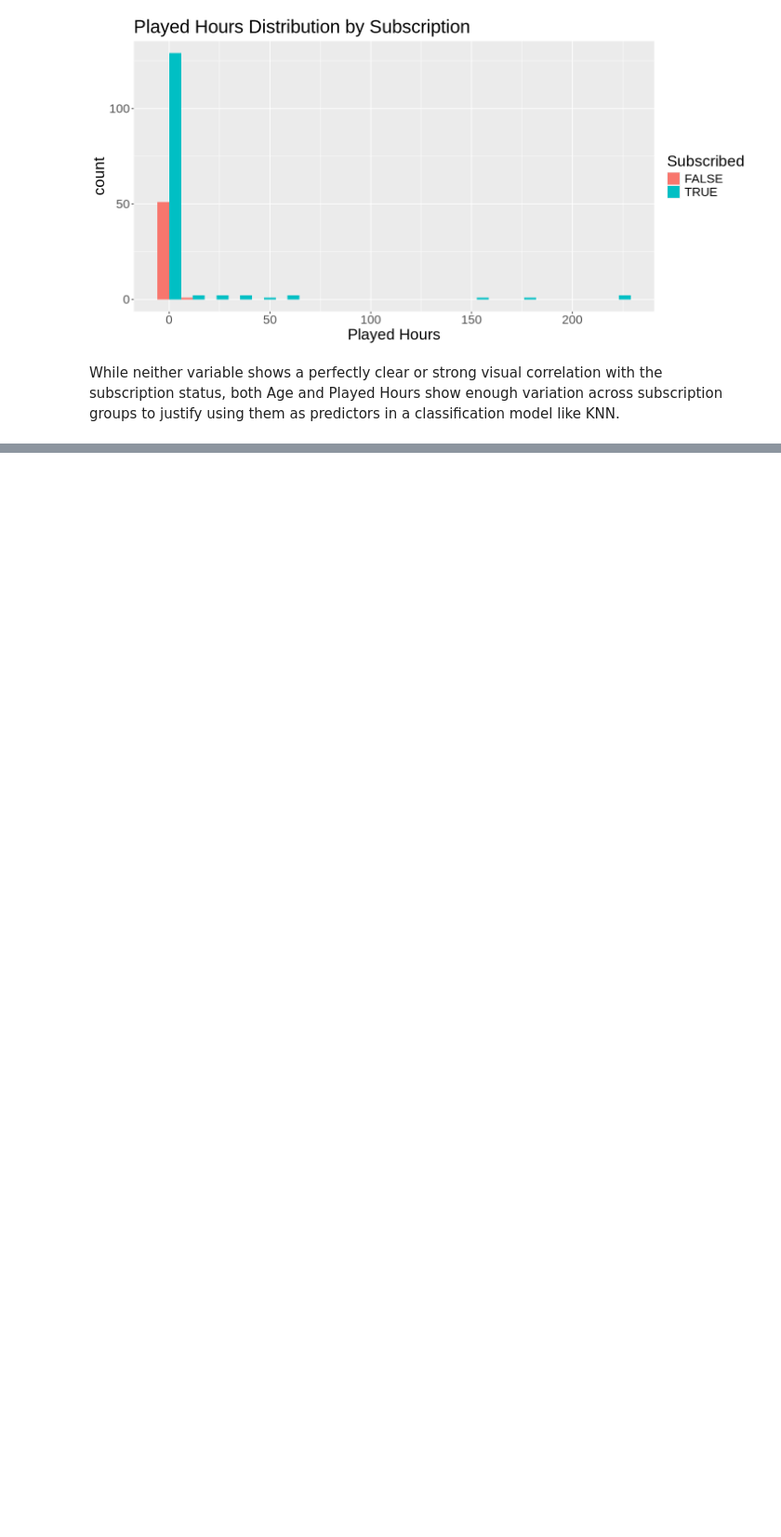
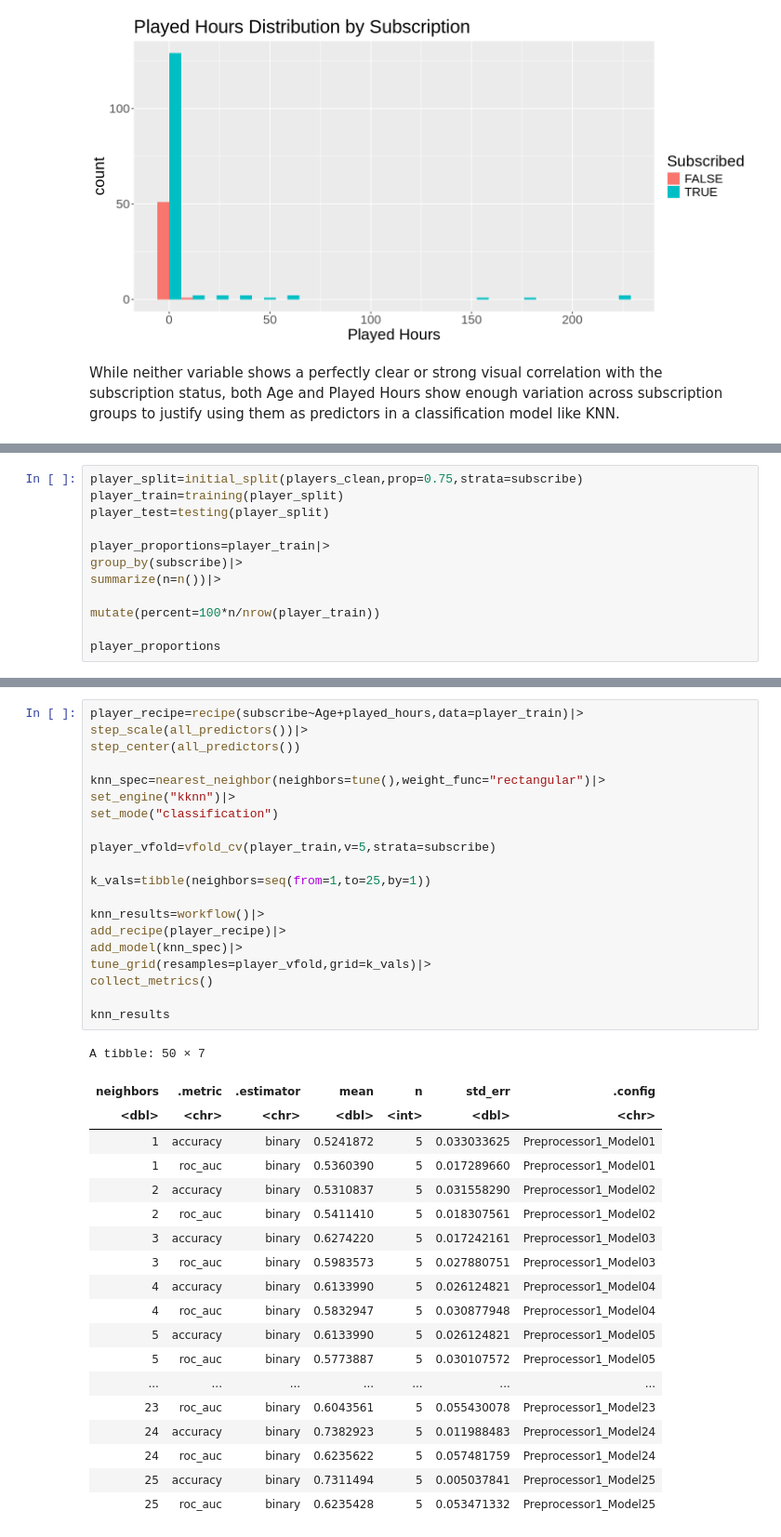
Before and after one commit to skhiati/dsci100-project, a Jupyter notebook: dsci100 project-Sarah.ipynb, the cells around one changed output, grey strips where cells are left out. Shown: that part at 93% size. Cells and saved outputs as stored; diff of their text form; blank space fills up the shorter version.

```diff
--- a/dsci100 project-Sarah.ipynb
+++ b/dsci100 project-Sarah.ipynb
@@ -124,0 +133,12 @@ While neither variable shows a perfectly clear or strong visual correlation with
+# %%
+player_split=initial_split(players_clean,prop=0.75,strata=subscribe)
+player_train=training(player_split)
+player_test=testing(player_split)
+
+player_proportions=player_train|>
+group_by(subscribe)|>
+summarize(n=n())|>
+
+mutate(percent=100*n/nrow(player_train))
+
+player_proportions
@@ -124,0 +151,40 @@ While neither variable shows a perfectly clear or strong visual correlation with
+# %%
+player_recipe=recipe(subscribe~Age+played_hours,data=player_train)|>
+step_scale(all_predictors())|>
+step_center(all_predictors())
+
+knn_spec=nearest_neighbor(neighbors=tune(),weight_func="rectangular")|>
+set_engine("kknn")|>
+set_mode("classification")
+
+player_vfold=vfold_cv(player_train,v=5,strata=subscribe)
+
+k_vals=tibble(neighbors=seq(from=1,to=25,by=1))
+
+knn_results=workflow()|>
+add_recipe(player_recipe)|>
+add_model(knn_spec)|>
+tune_grid(resamples=player_vfold,grid=k_vals)|>
+collect_metrics()
+
+knn_results
+# %% [output]
+A tibble: 50 × 7
+| neighbors | .metric | .estimator | mean | n | std_err | .config |
+| <dbl> | <chr> | <chr> | <dbl> | <int> | <dbl> | <chr> |
+| 1 | accuracy | binary | 0.5241872 | 5 | 0.033033625 | Preprocessor1_Model01 |
+| 1 | roc_auc | binary | 0.5360390 | 5 | 0.017289660 | Preprocessor1_Model01 |
+| 2 | accuracy | binary | 0.5310837 | 5 | 0.031558290 | Preprocessor1_Model02 |
+| 2 | roc_auc | binary | 0.5411410 | 5 | 0.018307561 | Preprocessor1_Model02 |
+| 3 | accuracy | binary | 0.6274220 | 5 | 0.017242161 | Preprocessor1_Model03 |
+| 3 | roc_auc | binary | 0.5983573 | 5 | 0.027880751 | Preprocessor1_Model03 |
+| 4 | accuracy | binary | 0.6133990 | 5 | 0.026124821 | Preprocessor1_Model04 |
+| 4 | roc_auc | binary | 0.5832947 | 5 | 0.030877948 | Preprocessor1_Model04 |
+| 5 | accuracy | binary | 0.6133990 | 5 | 0.026124821 | Preprocessor1_Model05 |
+| 5 | roc_auc | binary | 0.5773887 | 5 | 0.030107572 | Preprocessor1_Model05 |
+| ... | ... | ... | ... | ... | ... | ... |
+| 23 | roc_auc | binary | 0.6043561 | 5 | 0.055430078 | Preprocessor1_Model23 |
+| 24 | accuracy | binary | 0.7382923 | 5 | 0.011988483 | Preprocessor1_Model24 |
+| 24 | roc_auc | binary | 0.6235622 | 5 | 0.057481759 | Preprocessor1_Model24 |
+| 25 | accuracy | binary | 0.7311494 | 5 | 0.005037841 | Preprocessor1_Model25 |
+| 25 | roc_auc | binary | 0.6235428 | 5 | 0.053471332 | Preprocessor1_Model25 |
```
Also changed, not shown: parts of 8 cells of this notebook.
